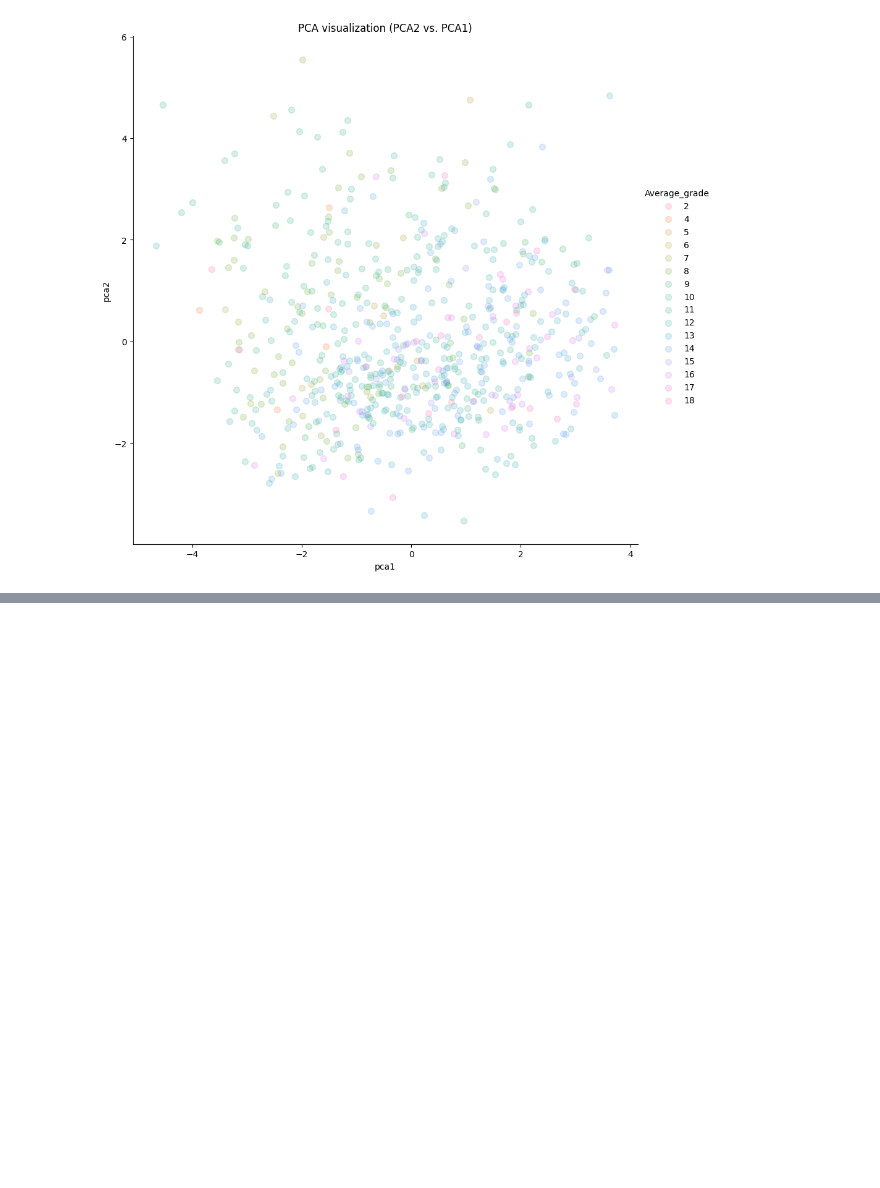
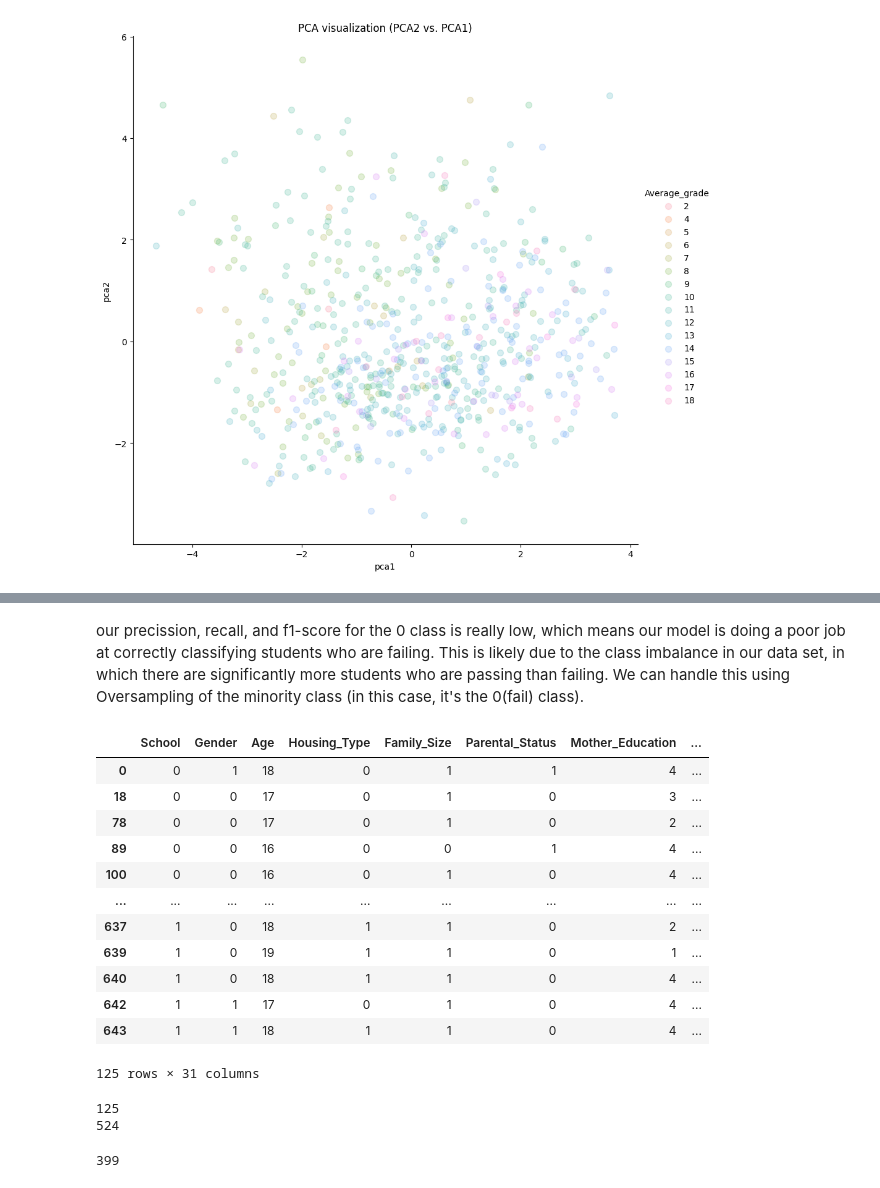
Before and after one commit to cmcswain/dfproj-fa24, a Jupyter notebook: dfproject.ipynb, the cells around one changed output, grey strips where cells are left out. Cells and saved outputs as stored; diff of their text form; code cells hidden in the pictures; blank space fills up the shorter version.

```diff
--- a/dfproject.ipynb
+++ b/dfproject.ipynb
@@ -216,0 +221,3 @@ We attempted PCA, but there was no clear pattern in our scatterplot of PCA1 vs P
+# %%
+student_numerical['pass'] = (student_numerical["Average_grade"]>=10).astype(int)
+print(student_numerical[["Average_grade", "pass"]].head())
@@ -216,0 +267,30 @@ We attempted PCA, but there was no clear pattern in our scatterplot of PCA1 vs P
+# %% [markdown]
+our precission, recall, and f1-score for the 0 class is really low, which means our model is doing a poor job at correctly classifying students who are failing. This is likely due to the class imbalance in our data set, in which there are significantly more students who are passing than failing. We can handle this using Oversampling of the minority class (in this case, it's the 0(fail) class).
+# %%
+minority = student_numerical.loc[student_numerical["pass"] == 0].copy()
+majority = student_numerical.loc[student_numerical["pass"] == 1].copy()
+minority
+# %% [output]
+|  | School | Gender | Age | Housing_Type | Family_Size | Parental_Status | Mother_Education | ... |
+| 0 | 0 | 1 | 18 | 0 | 1 | 1 | 4 | ... |
+| 18 | 0 | 0 | 17 | 0 | 1 | 0 | 3 | ... |
+| 78 | 0 | 0 | 17 | 0 | 1 | 0 | 2 | ... |
+| 89 | 0 | 0 | 16 | 0 | 0 | 1 | 4 | ... |
+| 100 | 0 | 0 | 16 | 0 | 1 | 0 | 4 | ... |
+| ... | ... | ... | ... | ... | ... | ... | ... | ... |
+| 637 | 1 | 0 | 18 | 1 | 1 | 0 | 2 | ... |
+| 639 | 1 | 0 | 19 | 1 | 1 | 0 | 1 | ... |
+| 640 | 1 | 0 | 18 | 1 | 1 | 0 | 4 | ... |
+| 642 | 1 | 1 | 17 | 0 | 1 | 0 | 4 | ... |
+| 643 | 1 | 1 | 18 | 1 | 1 | 0 | 4 | ... |
+125 rows × 31 columns
+# %%
+print(len(minority))
+print(len(majority))
+# %% [output]
+125
+524
+# %%
+print(524-125)
+# %% [output]
+399
```
Also changed, not shown: parts of 14 cells of this notebook.
